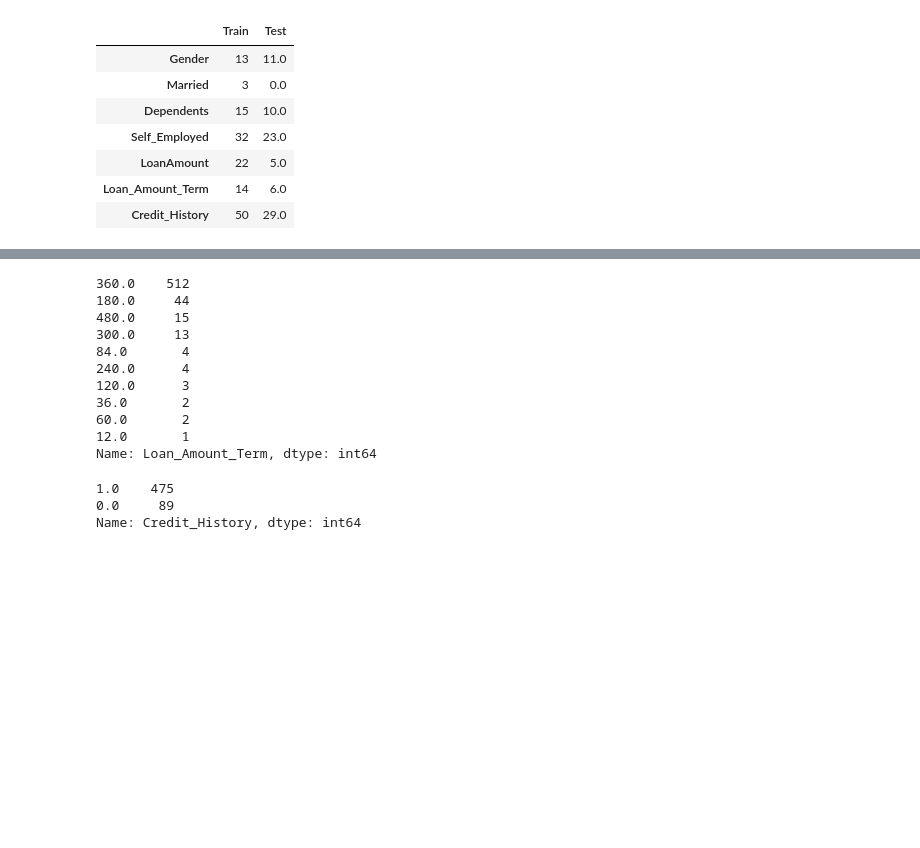
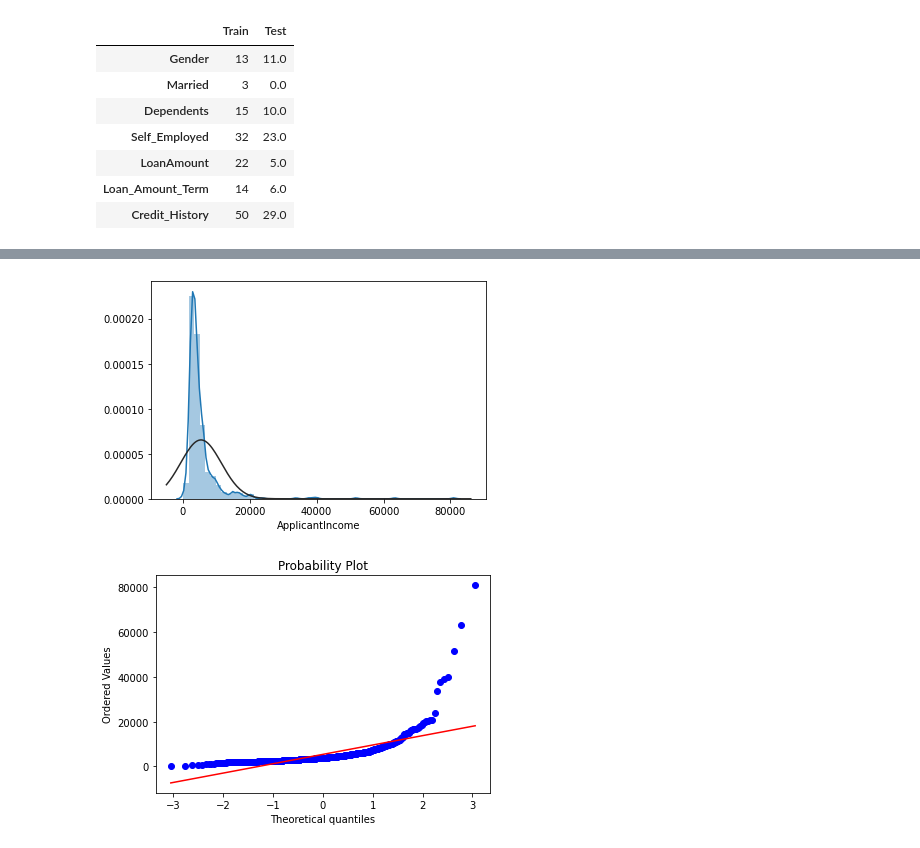
Before and after one commit to indrajeetpala19/Loan-Prediction-AV, a Jupyter notebook: Loan Prediction.ipynb, the cells around one changed output, grey strips where cells are left out. Saved outputs shown, nothing was run; the diff lists cells and outputs as text; code cells hidden in the pictures; blank space fills up the shorter version.

```diff
--- a/Loan Prediction.ipynb
+++ b/Loan Prediction.ipynb
@@ -115,23 +87,0 @@ Name: Dependents, dtype: int64
-# %%
-train_df['Loan_Amount_Term'].value_counts()
-# %% [output]
-360.0    512
-180.0     44
-480.0     15
-300.0     13
-84.0       4
-240.0      4
-120.0      3
-36.0       2
-60.0       2
-12.0       1
-Name: Loan_Amount_Term, dtype: int64
-# %%
-train_df['Credit_History'].value_counts()
-# %% [output]
-1.0    475
-0.0     89
-Name: Credit_History, dtype: int64
-# %%
-y = train_df["Loan_Status"]
-train_df=train_df.iloc[:,0:12]
@@ -139,0 +88,10 @@ df=pd.concat([train_df,test_df],axis=0)
+# %%
+train_df['Married'] = train_df['Married'].replace({'No': 0, 'Yes': 1})
+train_df['Self_Employed'] = train_df['Self_Employed'].replace({'No': 0, 'Yes': 1})
+# %%
+sns.distplot(train_df['ApplicantIncome'], fit=norm)
+fig = plt.figure()
+res = stats.probplot(train_df['ApplicantIncome'], plot=plt)
+# %% [output]
+[figure, added]
+[figure, added]
```
Also changed, not shown: parts of 58 cells of this notebook, 2 other files.
